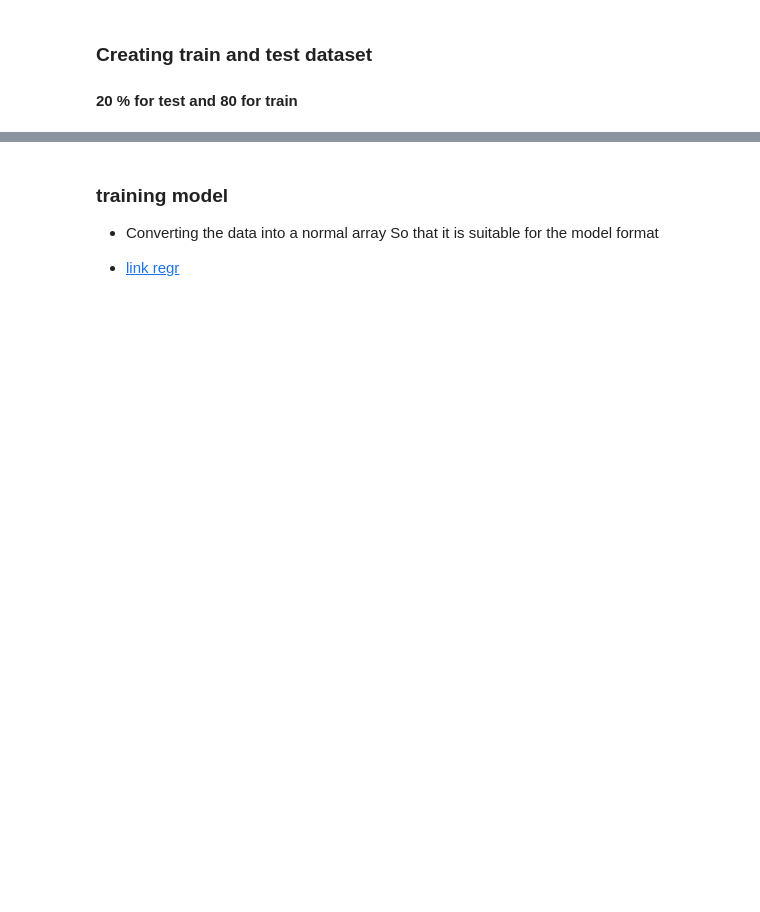
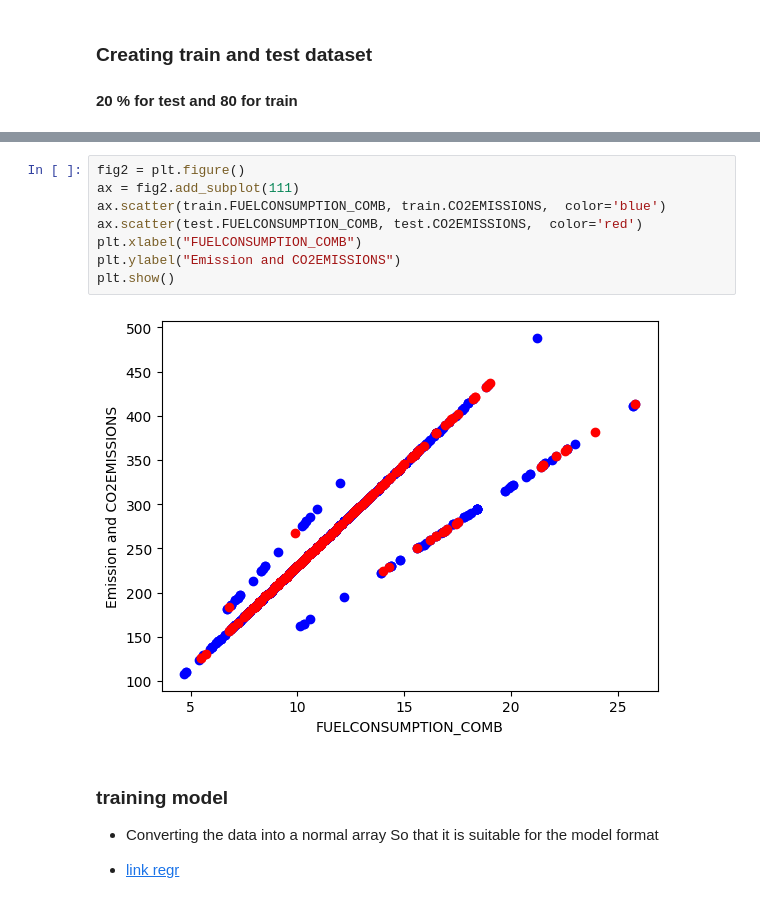
Before and after one commit to mehdisahraeei/ml-project, a Jupyter notebook: 01-learning/01-regression/01-linear/01-Simple-Linear-Regression.ipynb, the cells around one changed output, grey strips where cells are left out. Cells and saved outputs as stored; diff of their text form; blank space fills up the shorter version.

```diff
--- a/01-learning/01-regression/01-linear/01-Simple-Linear-Regression.ipynb
+++ b/01-learning/01-regression/01-linear/01-Simple-Linear-Regression.ipynb
@@ -117 +112,11 @@ test = cdf[~msk]
+# %%
+fig2 = plt.figure()
+ax = fig2.add_subplot(111)
+ax.scatter(train.FUELCONSUMPTION_COMB, train.CO2EMISSIONS,  color='blue')
+ax.scatter(test.FUELCONSUMPTION_COMB, test.CO2EMISSIONS,  color='red')
+plt.xlabel("FUELCONSUMPTION_COMB")
+plt.ylabel("Emission and CO2EMISSIONS")
+plt.show()
+# %% [output]
+[figure, added]
 # %% [markdown]
```
Also changed, not shown: parts of 21 cells of this notebook.
